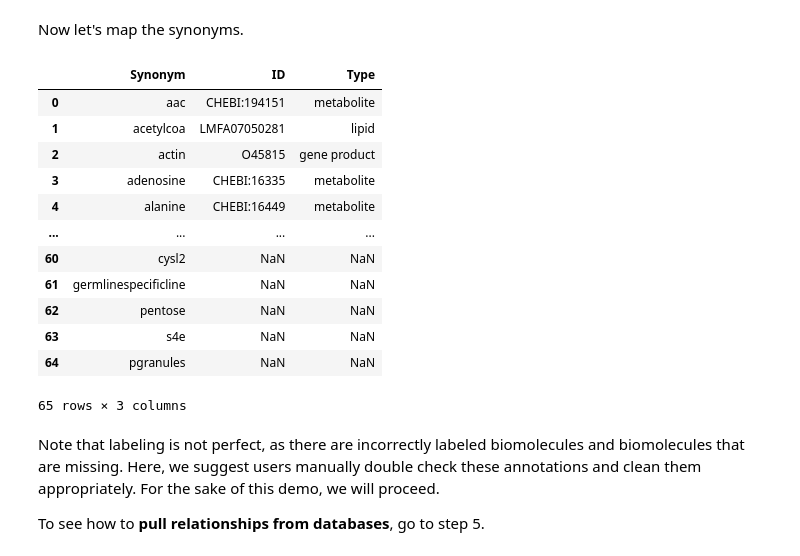
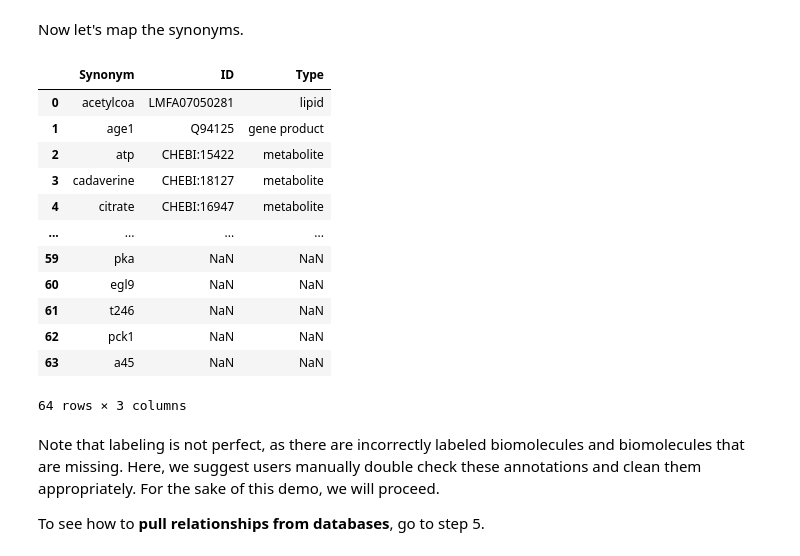
Before and after one commit to PNNL-Predictive-Phenomics/DancePartner, a Jupyter notebook: vignettes/how_to_use_DancePartner.ipynb, the cells around one changed output. Cells and saved outputs as stored; diff of their text form; code cells hidden in the pictures.

```diff
--- a/vignettes/how_to_use_DancePartner.ipynb
+++ b/vignettes/how_to_use_DancePartner.ipynb
@@ -150,9 +142,17 @@ pairs
 # %% [markdown]
 Next, we can run the BERT model. Make sure to download the model from: https://huggingface.co/david-degnan/BioBERT-RE, and place it at the top level. At a minimum, the config.json, pytorch_model.bin, and training_args.bin files are needed.
 # %%
-ppi.run_bert(input_path = os.path.join(output_directory, "sentence_biomolecule_pairs.csv"),
-             model_path = "../biobert", # Update to the path of your BERT model if necessary. We recommend placing biobert in the top directory.
-             output_directory = output_directory,
-             segment_col_name = "segment",
-             use_cpu = True)
+import os
+import shutil
+import DancePartner as dance
+import pandas as pd
+
+# Define the output directory
+output_directory = os.path.join(os.getcwd(), "full_pipeline_example")
+
+dance.run_bert(input_path = os.path.join(output_directory, "sentence_biomolecule_pairs.csv"),
+              model_path = "../biobert", # Update to the path of your BERT model if necessary. We recommend placing biobert in the top directory.
+              output_directory = output_directory,
+              segment_col_name = "segment",
+              use_cpu = True)
 # %% [output]
@@ -198,29 +198,29 @@ all_found_terms = list(set(all_found_terms))
 # %% [markdown]
 Now let's map the synonyms.
 # %%
-ppi.map_synonyms(
+dance.map_synonyms(
     term_list = all_found_terms,
     omes_folder = "../omes",
     proteome_filename = "UP000001940_proteome.txt",
     add_missing = True,
     output_directory = output_directory
 )
 synonyms = pd.read_csv(os.path.join(output_directory, "synonym_table.txt"), sep = "\t")
 synonyms
 # %% [output]
 |  | Synonym | ID | Type |
-| 0 | aac | CHEBI:194151 | metabolite |
-| 1 | acetylcoa | LMFA07050281 | lipid |
-| 2 | actin | O45815 | gene product |
-| 3 | adenosine | CHEBI:16335 | metabolite |
-| 4 | alanine | CHEBI:16449 | metabolite |
+| 0 | acetylcoa | LMFA07050281 | lipid |
+| 1 | age1 | Q94125 | gene product |
+| 2 | atp | CHEBI:15422 | metabolite |
+| 3 | cadaverine | CHEBI:18127 | metabolite |
+| 4 | citrate | CHEBI:16947 | metabolite |
 | ... | ... | ... | ... |
-| 60 | cysl2 | NaN | NaN |
-| 61 | germlinespecificline | NaN | NaN |
-| 62 | pentose | NaN | NaN |
-| 63 | s4e | NaN | NaN |
-| 64 | pgranules | NaN | NaN |
+| 59 | pka | NaN | NaN |
+| 60 | egl9 | NaN | NaN |
+| 61 | t246 | NaN | NaN |
+| 62 | pck1 | NaN | NaN |
+| 63 | a45 | NaN | NaN |
-65 rows × 3 columns
+64 rows × 3 columns
 # %% [markdown]
 Note that labeling is not perfect, as there are incorrectly labeled biomolecules and biomolecules that are missing. Here, we suggest users manually double check these annotations and clean them appropriately. For the sake of this demo, we will proceed.
 
```
Also changed, not shown: parts of 12 cells of this notebook, 9 other files.
